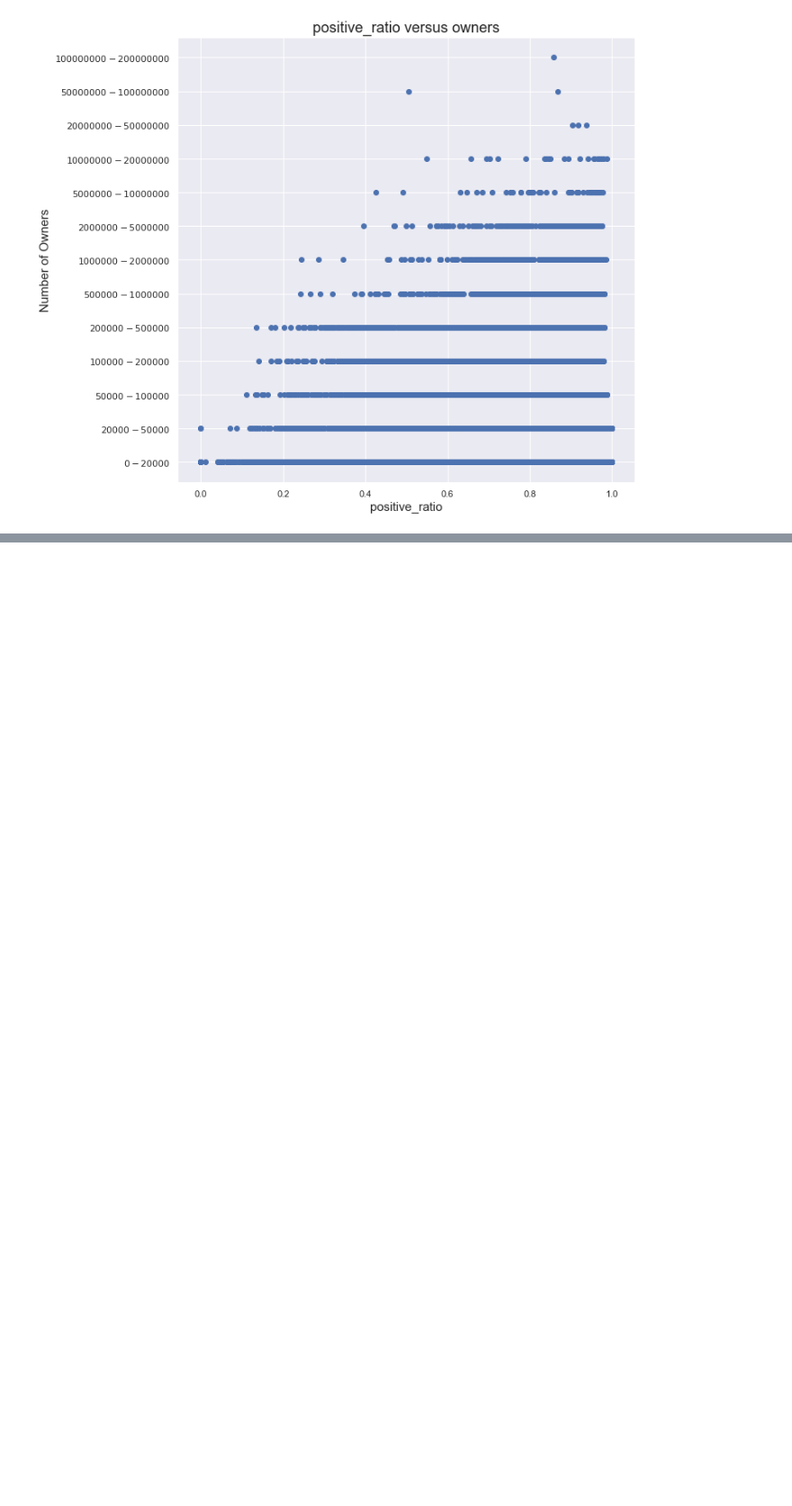
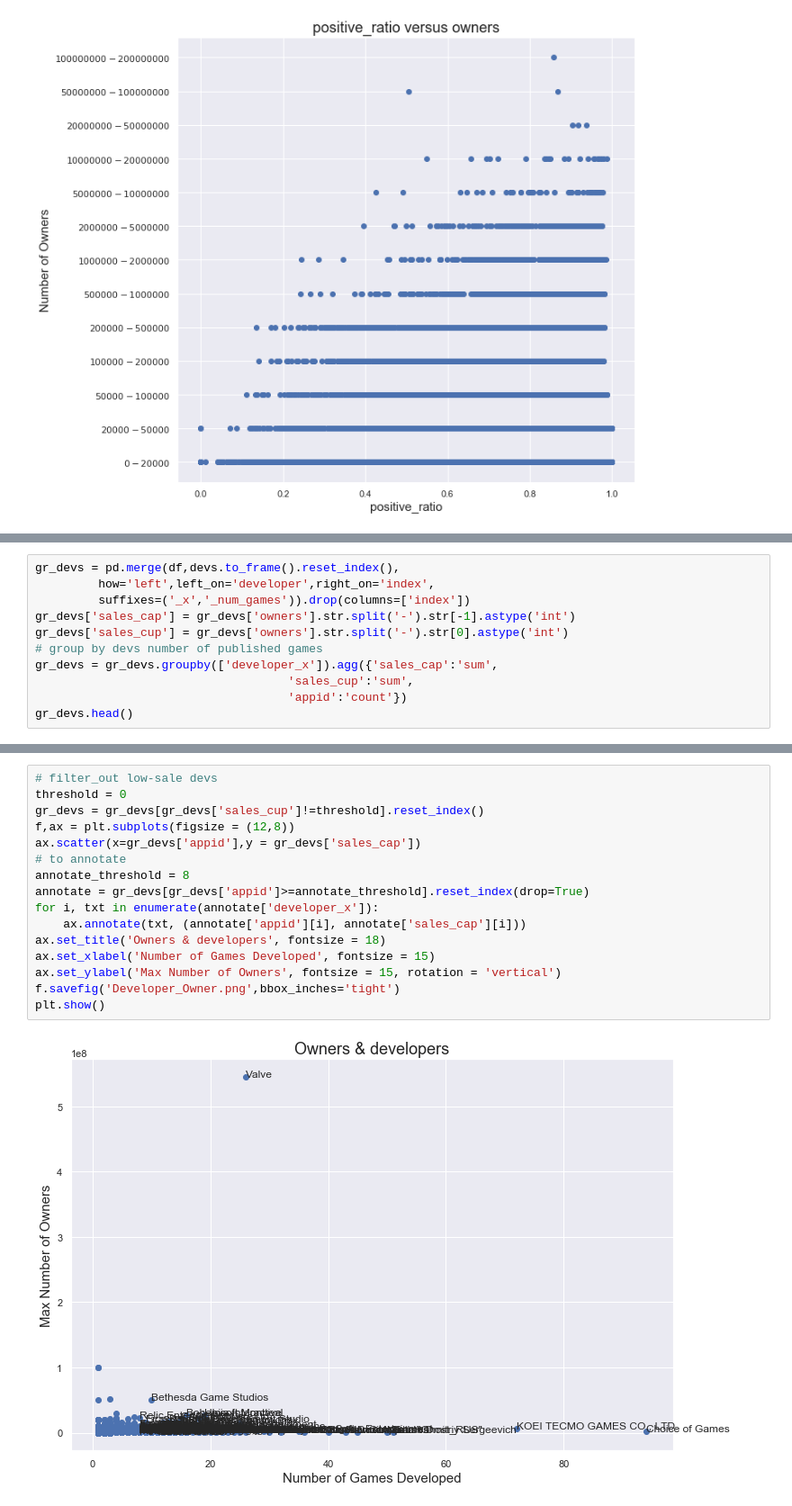
Before and after one commit to XyLearningProgramming/Steam-sales-pred, a Jupyter notebook: EDA for game price.ipynb, the cells around one changed output, grey strips where cells are left out. Shown at 90% size. Cells and saved outputs as stored; diff of their text form; blank space fills up the shorter version.

```diff
--- a/EDA for game price.ipynb
+++ b/EDA for game price.ipynb
@@ -90,0 +160,11 @@ for feature in ['achievements', 'positive_ratings', 'negative_ratings', 'average
+# %%
+gr_devs = pd.merge(df,devs.to_frame().reset_index(),
+         how='left',left_on='developer',right_on='index',
+         suffixes=('_x','_num_games')).drop(columns=['index'])
+gr_devs['sales_cap'] = gr_devs['owners'].str.split('-').str[-1].astype('int')
+gr_devs['sales_cup'] = gr_devs['owners'].str.split('-').str[0].astype('int')
+# group by devs number of published games
+gr_devs = gr_devs.groupby(['developer_x']).agg({'sales_cap':'sum',
+                                    'sales_cup':'sum',
+                                    'appid':'count'})
+gr_devs.head()
@@ -90,0 +179,18 @@ for feature in ['achievements', 'positive_ratings', 'negative_ratings', 'average
+# %%
+# filter_out low-sale devs
+threshold = 0
+gr_devs = gr_devs[gr_devs['sales_cup']!=threshold].reset_index()
+f,ax = plt.subplots(figsize = (12,8))
+ax.scatter(x=gr_devs['appid'],y = gr_devs['sales_cap'])
+# to annotate
+annotate_threshold = 8
+annotate = gr_devs[gr_devs['appid']>=annotate_threshold].reset_index(drop=True)
+for i, txt in enumerate(annotate['developer_x']):
+    ax.annotate(txt, (annotate['appid'][i], annotate['sales_cap'][i]))
+ax.set_title('Owners & developers', fontsize = 18)
+ax.set_xlabel('Number of Games Developed', fontsize = 15)
+ax.set_ylabel('Max Number of Owners', fontsize = 15, rotation = 'vertical')
+f.savefig('Developer_Owner.png',bbox_inches='tight')
+plt.show()
+# %% [output]
+[figure, added]
```
Also changed, not shown: parts of 11 cells of this notebook.
